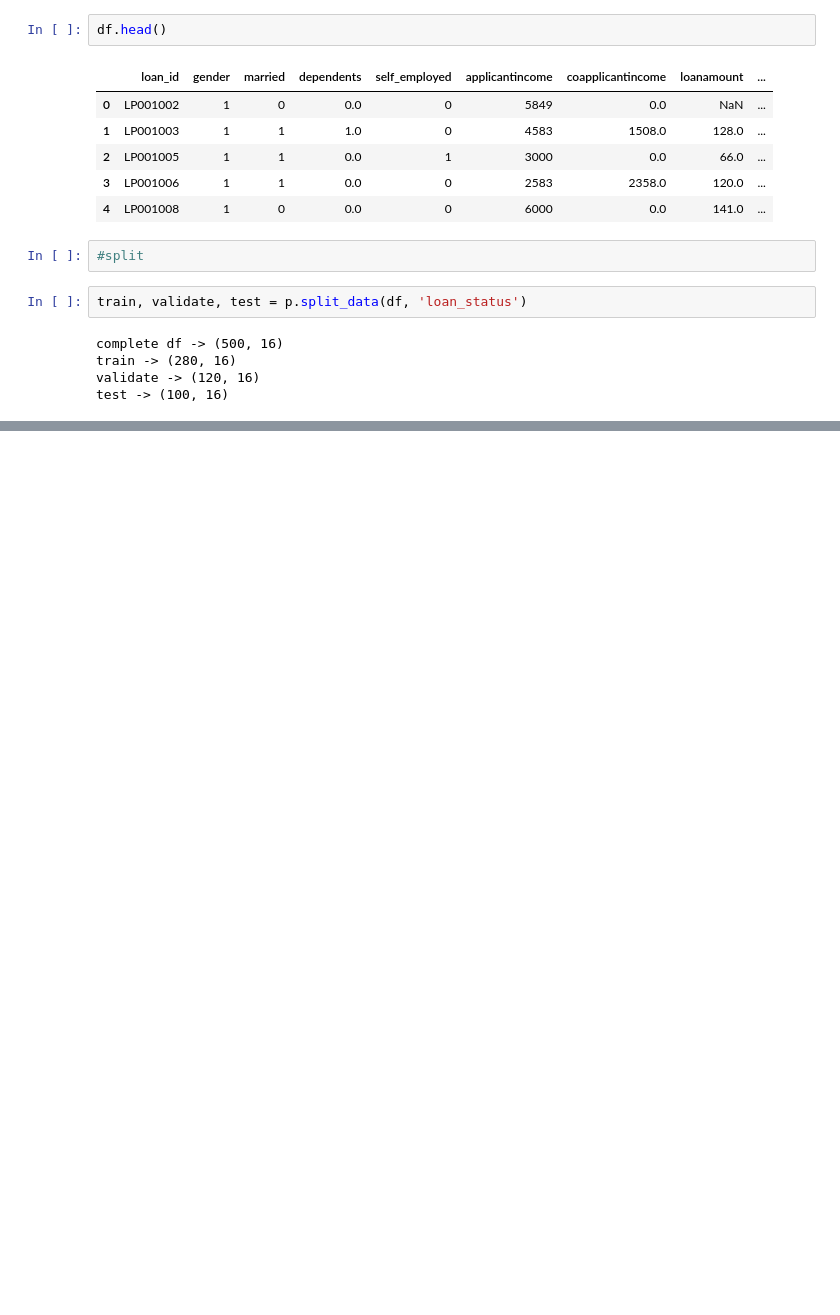
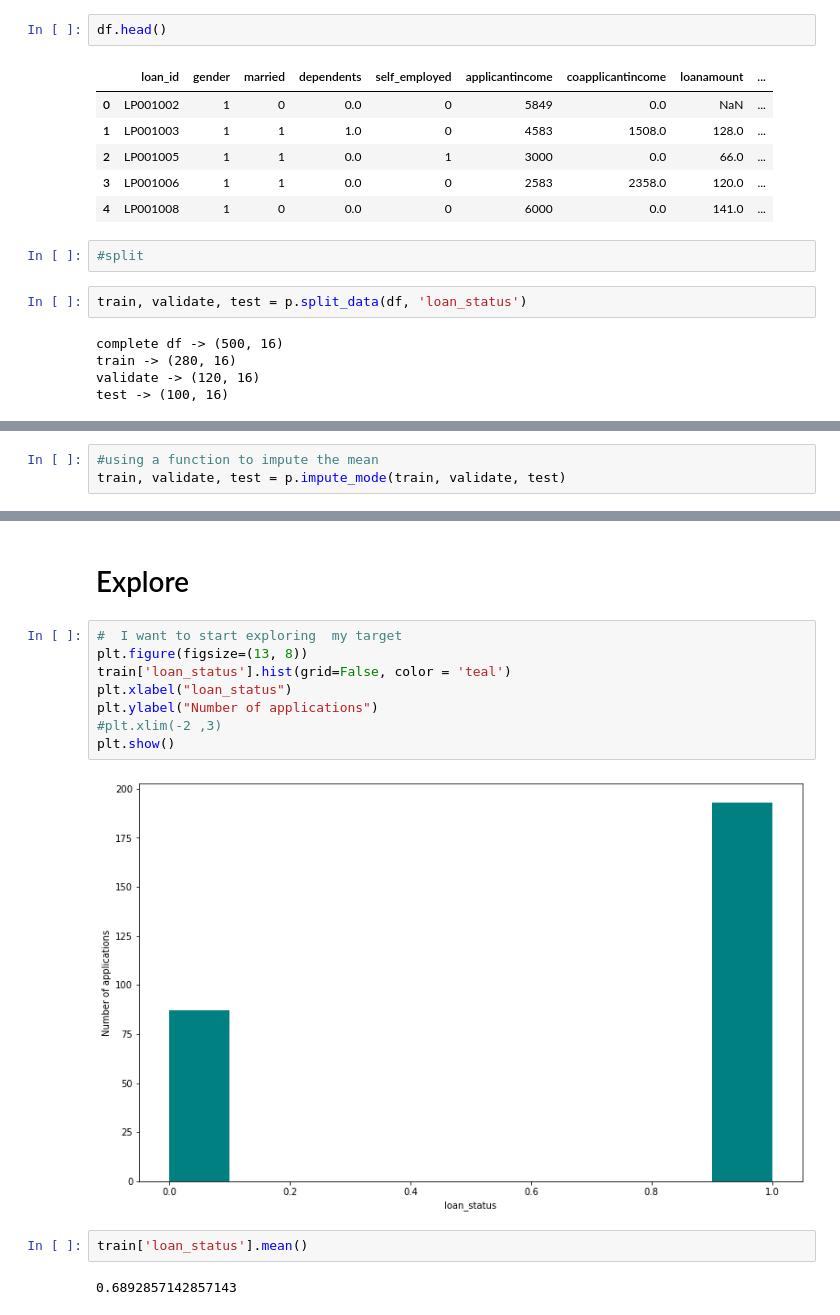
Before and after one commit to cindyvillanuevads/individual_project, a Jupyter notebook: loan_application_project.ipynb, the cells around one changed output, grey strips where cells are left out. Cells and saved outputs as stored; diff of their text form; blank space fills up the shorter version.

Commit message:
add explore

```diff
--- a/loan_application_project.ipynb
+++ b/loan_application_project.ipynb
@@ -391,0 +371,3 @@ def impute_mode(train, validate, test):
+# %%
+#using a function to impute the mean
+train, validate, test = p.impute_mode(train, validate, test)
@@ -391,0 +422,16 @@ def impute_mode(train, validate, test):
+# %% [markdown]
+# Explore
+# %%
+#  I want to start exploring  my target
+plt.figure(figsize=(13, 8))
+train['loan_status'].hist(grid=False, color = 'teal')
+plt.xlabel("loan_status")
+plt.ylabel("Number of applications")
+#plt.xlim(-2 ,3)
+plt.show()
+# %% [output]
+[figure, added]
+# %%
+train['loan_status'].mean()
+# %% [output]
+0.6892857142857143
```
Also changed, not shown: parts of 10 cells of this notebook.
